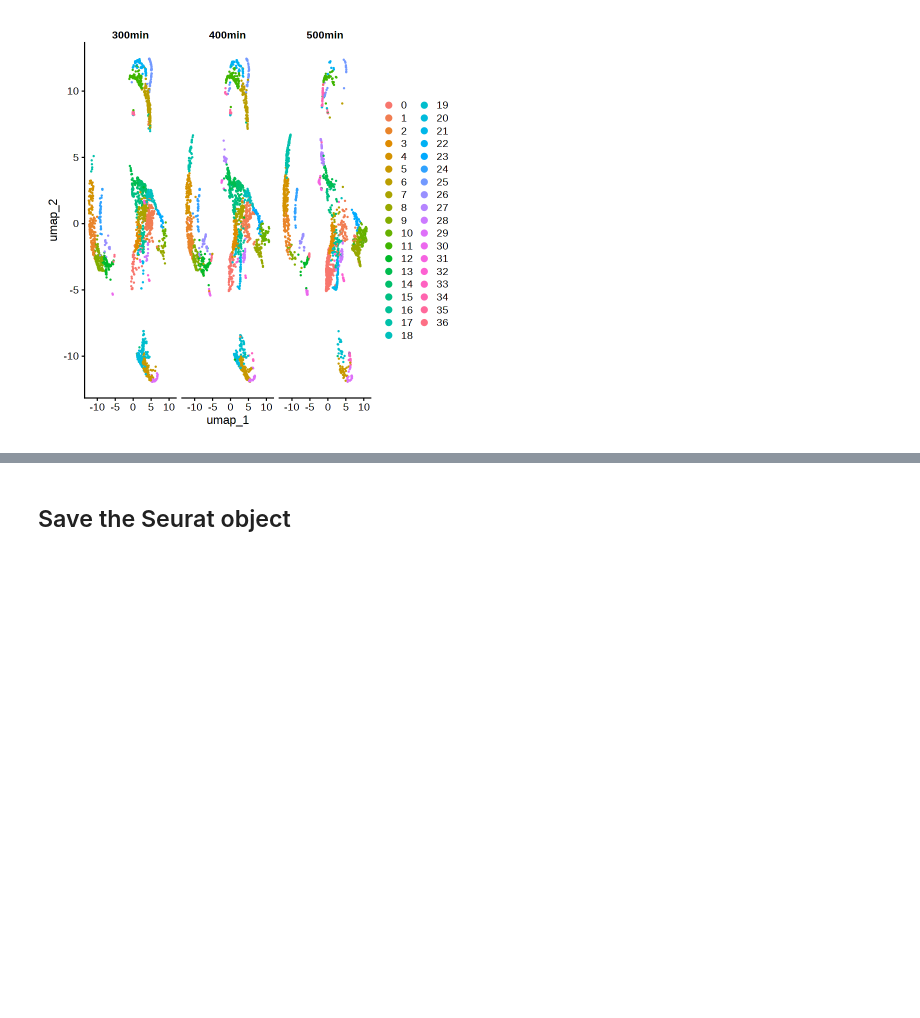
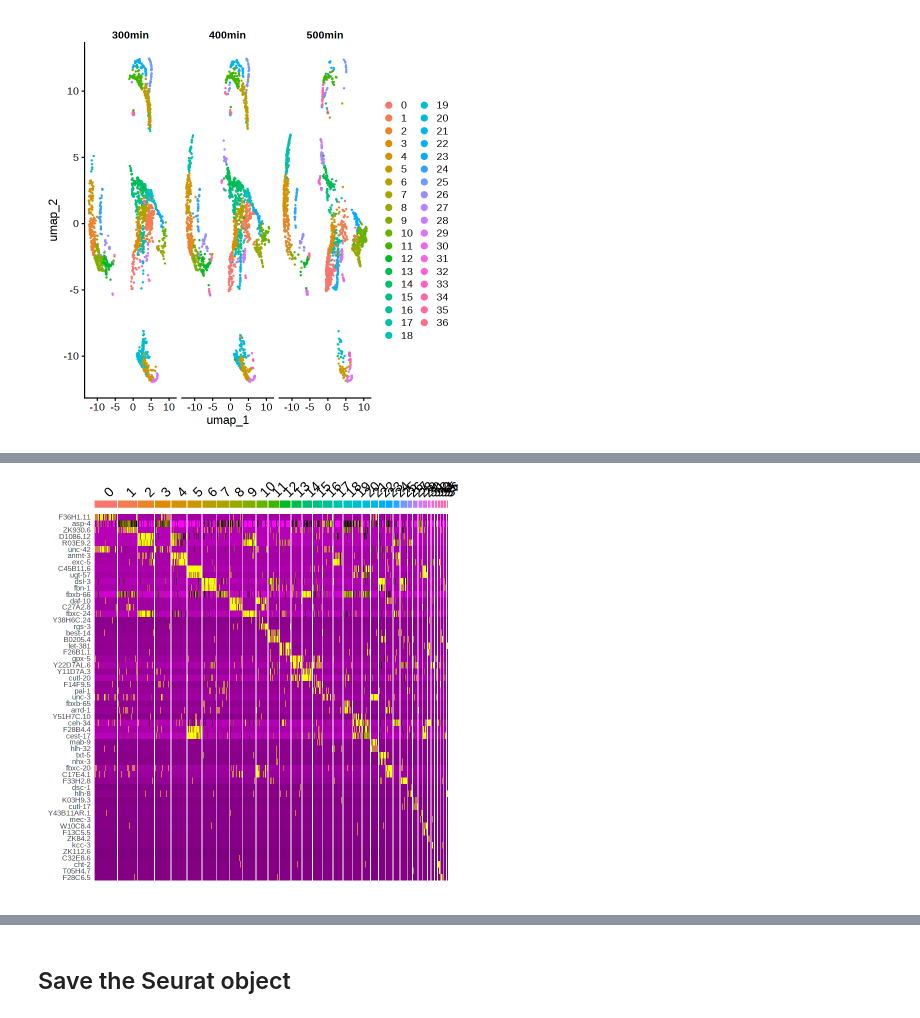
Before and after one commit to Bix4UMD/BIOI611_lab, a Jupyter notebook: docs/BIOI611_scRNA_cele.ipynb, the cells around one changed output, grey strips where cells are left out. Saved outputs shown, nothing was run; the diff lists cells and outputs as text; code cells hidden in the pictures; blank space fills up the shorter version.

```diff
--- a/docs/BIOI611_scRNA_cele.ipynb
+++ b/docs/BIOI611_scRNA_cele.ipynb
@@ -616,0 +644,2 @@ DimPlot(so_merged_integ,
+# %%
+markers <- FindAllMarkers(so_merged_integ)
@@ -616,0 +664,8 @@ DimPlot(so_merged_integ,
+# %%
+markers %>%
+    group_by(cluster) %>%
+    dplyr::filter(avg_log2FC > 1) %>%
+    slice_head(n = 2) %>%
+    ungroup() -> top2
+DoHeatmap(so_merged_integ, features = top2$gene) + NoLegend()
+# %% [output]
@@ -616,0 +674 @@ DimPlot(so_merged_integ,
+[figure, added]
```
Also changed, not shown: parts of 28 cells of this notebook.
